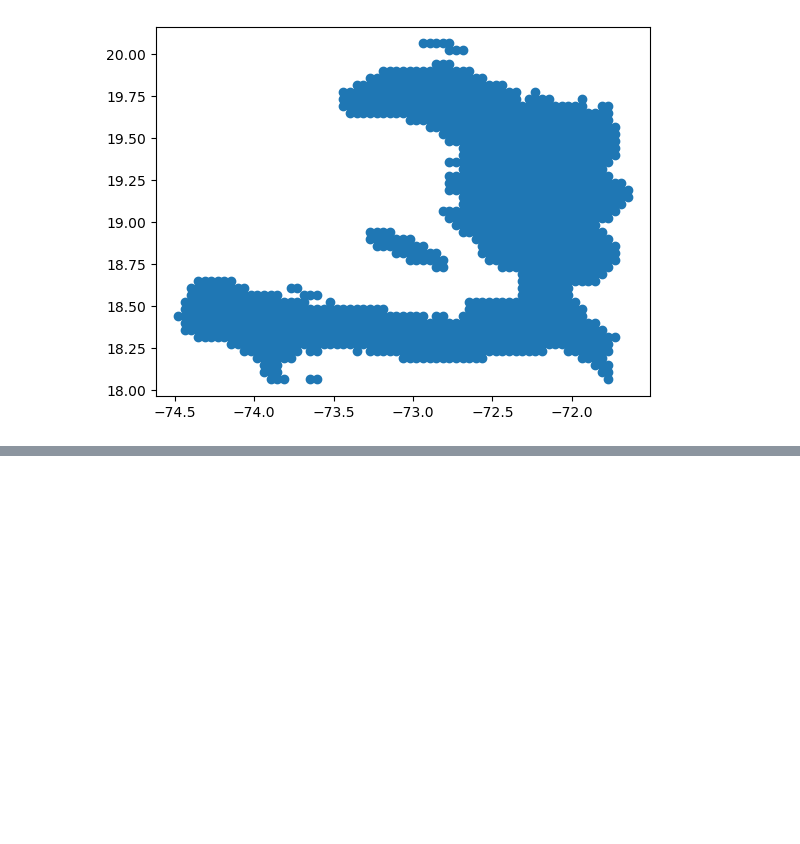
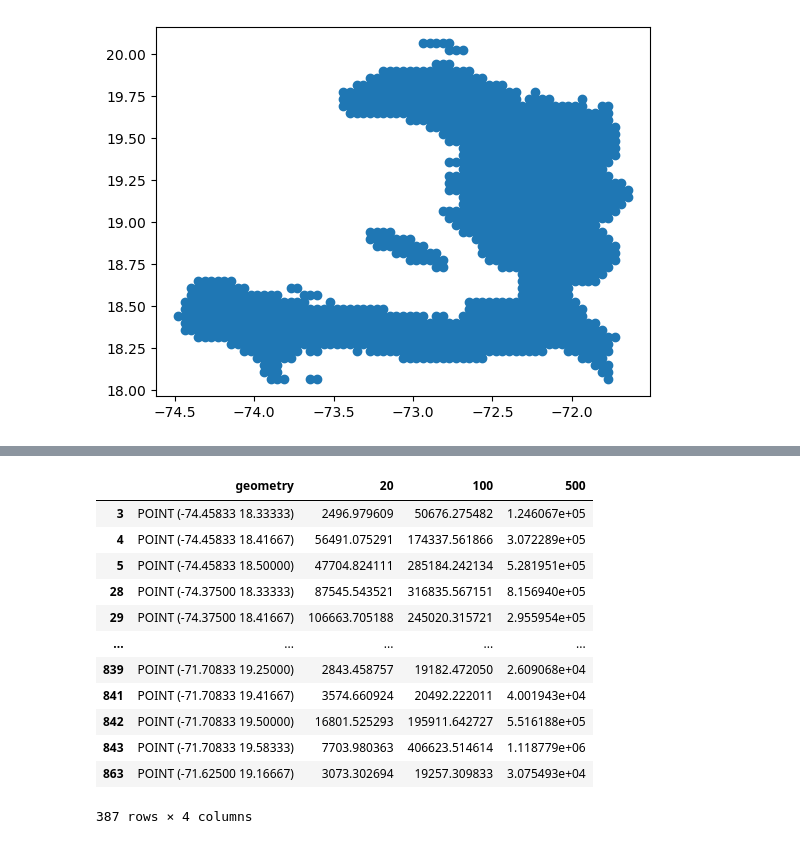
Before and after one commit to ValentinGebhart/exceedance_frequency_curves, a Jupyter notebook: example_resolution.ipynb, the cells around one changed output, grey strips where cells are left out. Saved outputs shown, nothing was run; the diff lists cells and outputs as text; code cells hidden in the pictures; blank space fills up the shorter version.

```diff
--- a/example_resolution.ipynb
+++ b/example_resolution.ipynb
@@ -103,0 +145,16 @@ AAI original 191.26191196170652
+# %%
+gdf_half[0].plot()
+# %% [output]
+|  | geometry | 20 | 100 | 500 |
+| 3 | POINT (-74.45833 18.33333) | 2496.979609 | 50676.275482 | 1.246067e+05 |
+| 4 | POINT (-74.45833 18.41667) | 56491.075291 | 174337.561866 | 3.072289e+05 |
+| 5 | POINT (-74.45833 18.50000) | 47704.824111 | 285184.242134 | 5.281951e+05 |
+| 28 | POINT (-74.37500 18.33333) | 87545.543521 | 316835.567151 | 8.156940e+05 |
+| 29 | POINT (-74.37500 18.41667) | 106663.705188 | 245020.315721 | 2.955954e+05 |
+| ... | ... | ... | ... | ... |
+| 839 | POINT (-71.70833 19.25000) | 2843.458757 | 19182.472050 | 2.609068e+04 |
+| 841 | POINT (-71.70833 19.41667) | 3574.660924 | 20492.222011 | 4.001943e+04 |
+| 842 | POINT (-71.70833 19.50000) | 16801.525293 | 195911.642727 | 5.516188e+05 |
+| 843 | POINT (-71.70833 19.58333) | 7703.980363 | 406623.514614 | 1.118779e+06 |
+| 863 | POINT (-71.62500 19.16667) | 3073.302694 | 19257.309833 | 3.075493e+04 |
+387 rows × 4 columns
```
Also changed, not shown: parts of 8 cells of this notebook, 1 other file.
